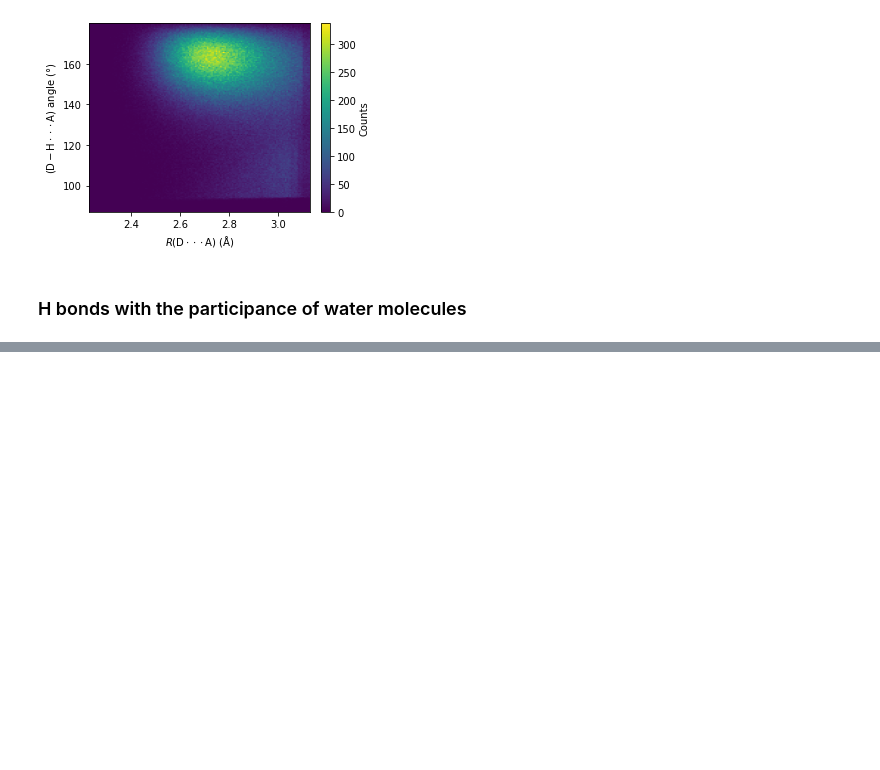
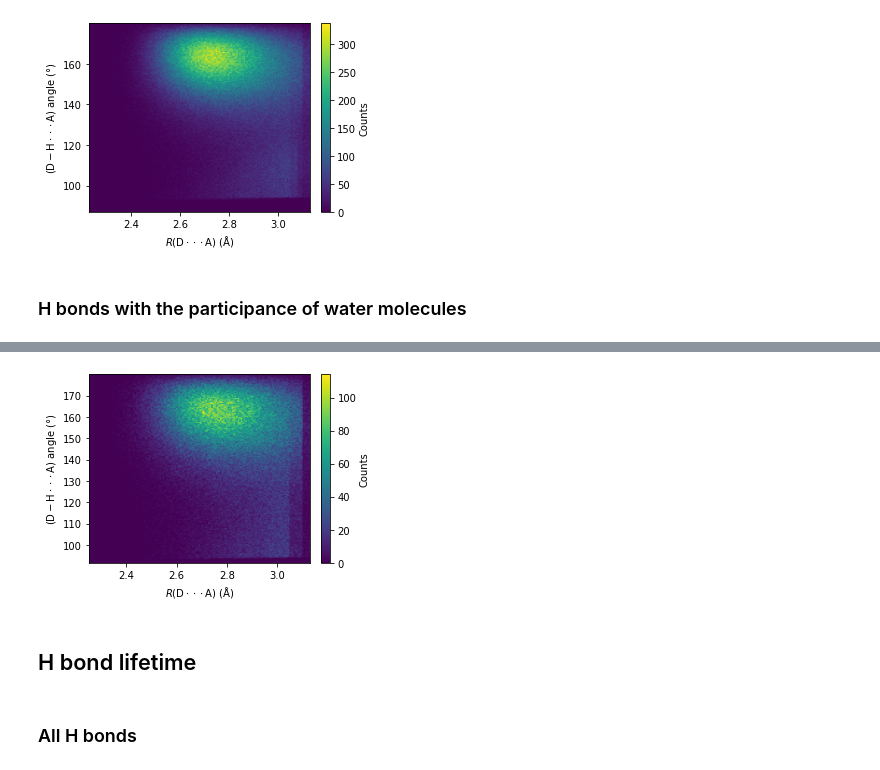
Before and after one commit to Lei-Lei-alpha/FishMol, a Jupyter notebook: docs/H_bond.ipynb, the cells around one changed output, grey strips where cells are left out. Saved outputs shown, nothing was run; the diff lists cells and outputs as text; code cells hidden in the pictures; blank space fills up the shorter version.

```diff
--- a/docs/H_bond.ipynb
+++ b/docs/H_bond.ipynb
@@ -243,0 +126,17 @@ plt.show()
+# %%
+def has_common(a, b):
+    a_set = set(a)
+    b_set = set(b)
+    if (a_set & b_set):
+        return True
+    else:
+        return False
+
+has_water_hbonds = []
+for i, frame in enumerate(hbonds):
+    hbonds = []
+    for hbond in frame["hbonds"]:
+        d_h_a = [*hbond["donor"].values(), *hbond["acceptor"].values()]
+        if has_common(d_h_a, water_O):
+            hbonds.append(hbond)
+    has_water_hbonds.append({f"frame": i, "n_hbonds": len(hbonds), "hbonds": hbonds})
@@ -243,0 +167,33 @@ plt.show()
+# %%
+# Iterating through the json list
+nhbonds=[]
+d_h_a_ang = []
+r_d_a = []
+for hbond in has_water_hbonds:
+    nhbonds.append(hbond["n_hbonds"])
+    a = hbond["hbonds"]
+    for element in a:
+        r_d_a.append(element["R(D-A)"])
+        d_h_a_ang.append(element["DHA_ang"])
+# %%
+import matplotlib.pyplot as plt
+_, ax =plt.subplots(figsize = (4.6, 3.2), constrained_layout =  True)
+heatmap, xedges, yedges = np.histogram2d(np.array(r_d_a, dtype = float), np.array(d_h_a_ang, dtype = float), bins=150)
+
+extent = [xedges[0], xedges[-1], yedges[0], yedges[-1]]
+
+im = ax.imshow(heatmap.T, extent=extent, origin='lower', aspect = "auto")
+cbar = ax.figure.colorbar(im, ax = ax)
+cbar.ax.set_ylabel("Counts", rotation=90, labelpad = 8.5, va="center", ha ="center")
+ax.set_xlabel("$R\mathrm{(D\cdot \cdot \cdot A)}$ ($\mathrm{\AA}$)")
+ax.set_ylabel("$\mathrm{(D-H\cdot \cdot \cdot A)}$ angle (°)")
+
+plt.savefig("test/cage1-has_water_hbonds_angle_r_heatmap.jpg", dpi = 600)
+
+plt.show()
+# %% [output]
+[figure, added]
+# %% [markdown]
+## H bond lifetime
+# %% [markdown]
+### All H bonds
```
Also changed, not shown: parts of 23 cells of this notebook, 18 other files.
